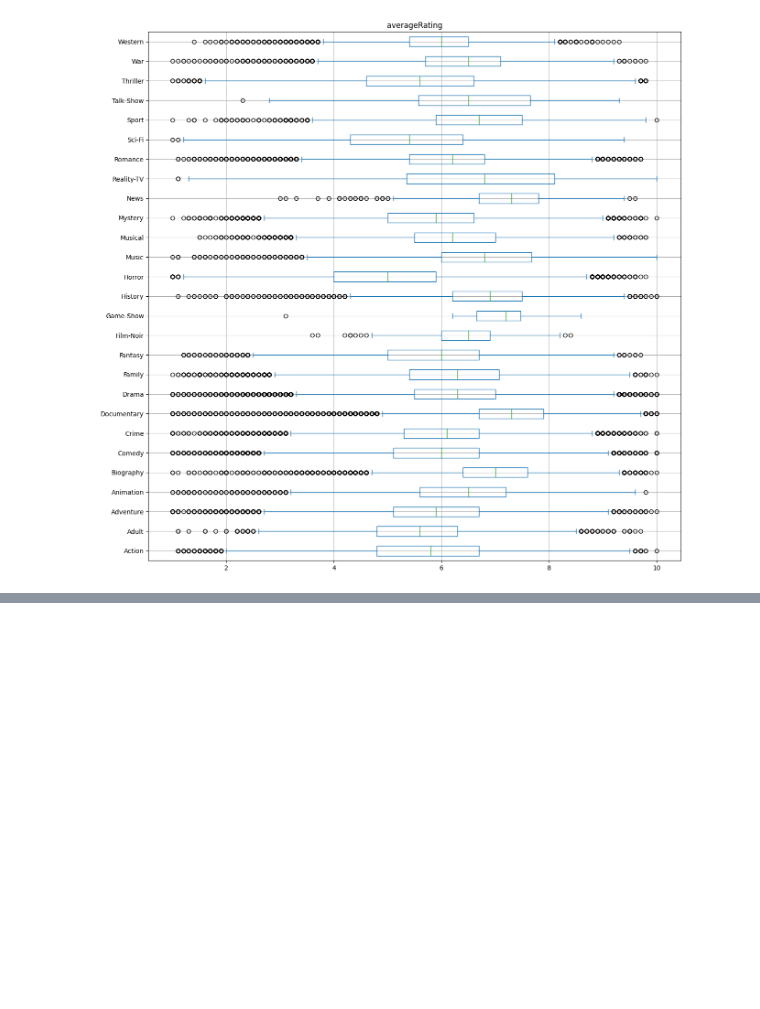
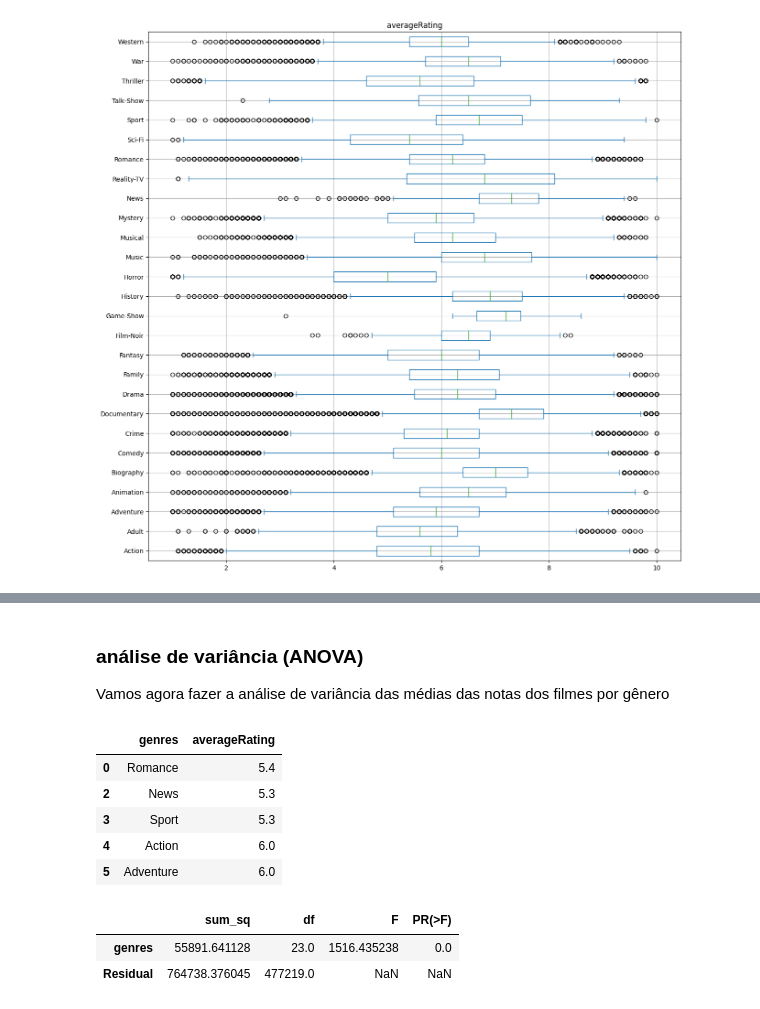
Before and after one commit to gabriel-victor933/Project-Movies-Data-Analysis, a Jupyter notebook: data_viz.ipynb, the cells around one changed output, grey strips where cells are left out. Drawn from its saved outputs; the diff is of its cells as text; code cells hidden in the pictures; blank space fills up the shorter version.

```diff
--- a/data_viz.ipynb
+++ b/data_viz.ipynb
@@ -257,0 +272,27 @@ dtype: object
+# %% [markdown]
+### análise de variância (ANOVA)
+
+Vamos agora fazer a análise de variância das médias das notas dos filmes por gênero
+# %%
+alpha = 0.05
+
+selected_genres = ['Biography','Documentary','History']
+experiment = movies_filtered.loc[~movies_filtered['genres'].isin(selected_genres),['genres','averageRating']]
+
+experiment.head()
+# %% [output]
+|  | genres | averageRating |
+| 0 | Romance | 5.4 |
+| 2 | News | 5.3 |
+| 3 | Sport | 5.3 |
+| 4 | Action | 6.0 |
+| 5 | Adventure | 6.0 |
+# %%
+mod = ols('averageRating ~ genres',data=experiment).fit()
+
+aov_table = sm.stats.anova_lm(mod, typ=2)
+aov_table
+# %% [output]
+|  | sum_sq | df | F | PR(>F) |
+| genres | 55891.641128 | 23.0 | 1516.435238 | 0.0 |
+| Residual | 764738.376045 | 477219.0 | NaN | NaN |
```
Also changed, not shown: parts of 5 cells of this notebook, 1 other file.
